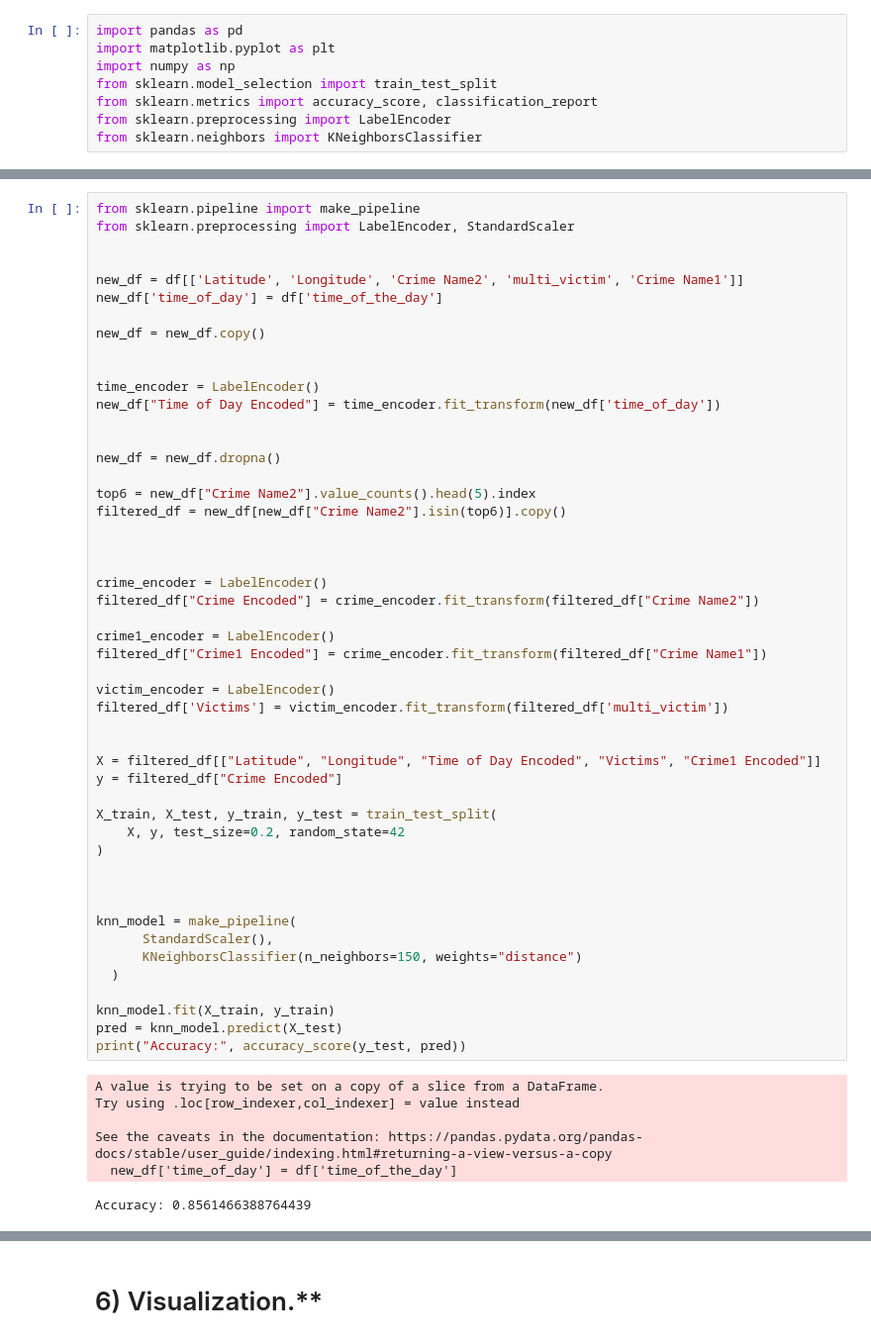
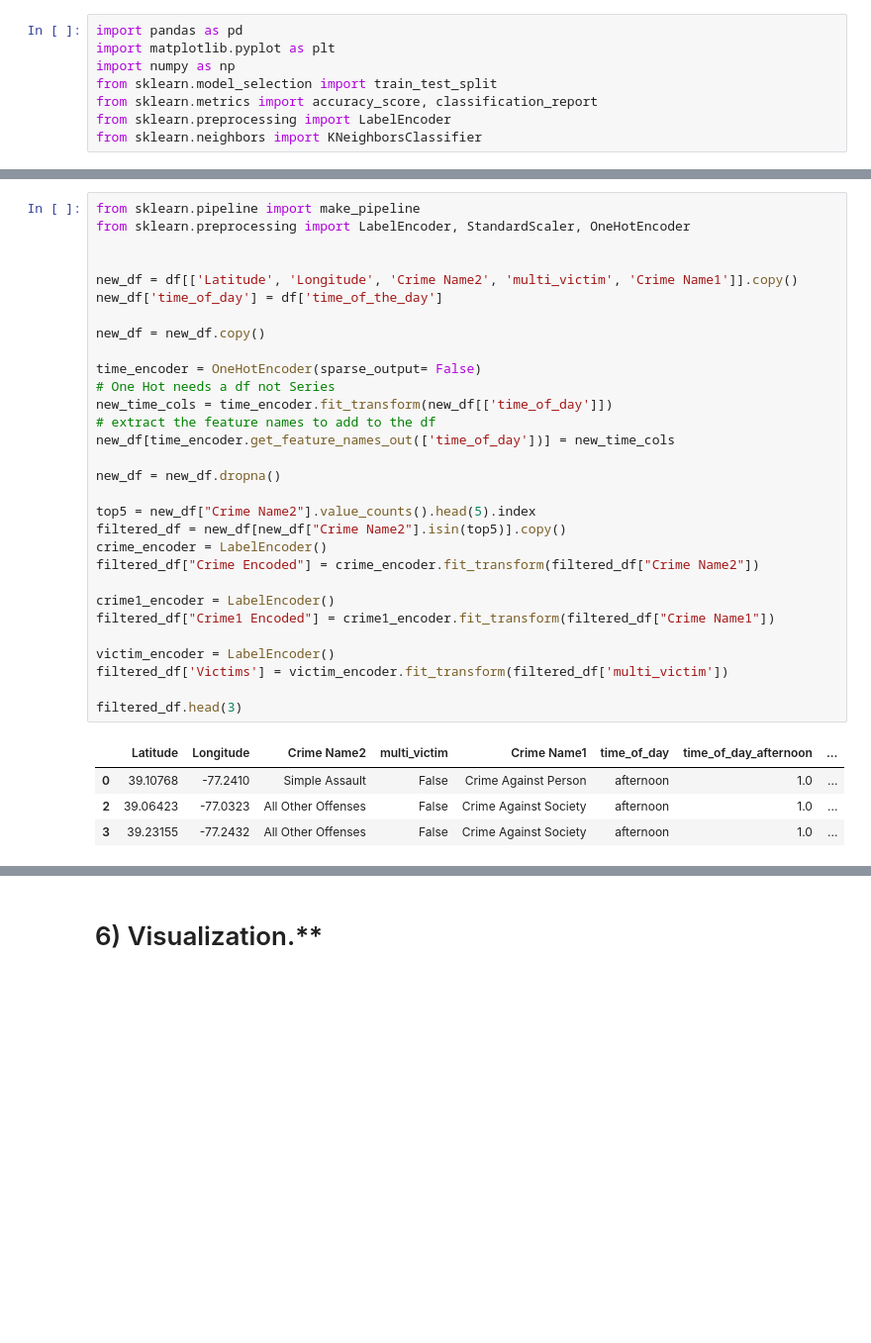
Before and after one commit to TChussTerp/CMSC320AwesomeProject, a Jupyter notebook: CMSC320_Proj.ipynb, the cells around one changed output, grey strips where cells are left out. Shown at 99% size. Cells and saved outputs as stored; diff of their text form; blank space fills up the shorter version.

Commit message:
changed to OneHot encoder and fixed a couple small bugs.

```diff
--- a/CMSC320_Proj.ipynb
+++ b/CMSC320_Proj.ipynb
@@ -469,57 +458,36 @@ def get_the_time(t):
 df['time_of_the_day'] = df['hour'].apply(lambda h: get_the_time(h))
 # %%
 from sklearn.pipeline import make_pipeline
-from sklearn.preprocessing import LabelEncoder, StandardScaler
+from sklearn.preprocessing import LabelEncoder, StandardScaler, OneHotEncoder
 
 
-new_df = df[['Latitude', 'Longitude', 'Crime Name2', 'multi_victim', 'Crime Name1']]
+new_df = df[['Latitude', 'Longitude', 'Crime Name2', 'multi_victim', 'Crime Name1']].copy()
 new_df['time_of_day'] = df['time_of_the_day']
 
 new_df = new_df.copy()
 
-
-time_encoder = LabelEncoder()
-new_df["Time of Day Encoded"] = time_encoder.fit_transform(new_df['time_of_day'])
-
+time_encoder = OneHotEncoder(sparse_output= False)
+# One Hot needs a df not Series
+new_time_cols = time_encoder.fit_transform(new_df[['time_of_day']])
+# extract the feature names to add to the df
+new_df[time_encoder.get_feature_names_out(['time_of_day'])] = new_time_cols
 
 new_df = new_df.dropna()
 
-top6 = new_df["Crime Name2"].value_counts().head(5).index
-filtered_df = new_df[new_df["Crime Name2"].isin(top6)].copy()
-
-
-
+top5 = new_df["Crime Name2"].value_counts().head(5).index
+filtered_df = new_df[new_df["Crime Name2"].isin(top5)].copy()
 crime_encoder = LabelEncoder()
 filtered_df["Crime Encoded"] = crime_encoder.fit_transform(filtered_df["Crime Name2"])
 
 crime1_encoder = LabelEncoder()
-filtered_df["Crime1 Encoded"] = crime_encoder.fit_transform(filtered_df["Crime Name1"])
+filtered_df["Crime1 Encoded"] = crime1_encoder.fit_transform(filtered_df["Crime Name1"])
 
 victim_encoder = LabelEncoder()
 filtered_df['Victims'] = victim_encoder.fit_transform(filtered_df['multi_victim'])
 
-
-X = filtered_df[["Latitude", "Longitude", "Time of Day Encoded", "Victims", "Crime1 Encoded"]]
-y = filtered_df["Crime Encoded"]
-
-X_train, X_test, y_train, y_test = train_test_split(
-    X, y, test_size=0.2, random_state=42
-)
-
-
-
-knn_model = make_pipeline(
-      StandardScaler(),
-      KNeighborsClassifier(n_neighbors=150, weights="distance")
-  )
-
-knn_model.fit(X_train, y_train)
-pred = knn_model.predict(X_test)
-print("Accuracy:", accuracy_score(y_test, pred))
+filtered_df.head(3)
 # %% [output]
-A value is trying to be set on a copy of a slice from a DataFrame.
-Try using .loc[row_indexer,col_indexer] = value instead
-
-See the caveats in the documentation: https://pandas.pydata.org/pandas-docs/stable/user_guide/indexing.html#returning-a-view-versus-a-copy
-  new_df['time_of_day'] = df['time_of_the_day']
-Accuracy: 0.8561466388764439
+|  | Latitude | Longitude | Crime Name2 | multi_victim | Crime Name1 | time_of_day | time_of_day_afternoon | ... |
+| 0 | 39.10768 | -77.2410 | Simple Assault | False | Crime Against Person | afternoon | 1.0 | ... |
+| 2 | 39.06423 | -77.0323 | All Other Offenses | False | Crime Against Society | afternoon | 1.0 | ... |
+| 3 | 39.23155 | -77.2432 | All Other Offenses | False | Crime Against Society | afternoon | 1.0 | ... |
```
Also changed, not shown: parts of 19 cells of this notebook, 2 other files.
